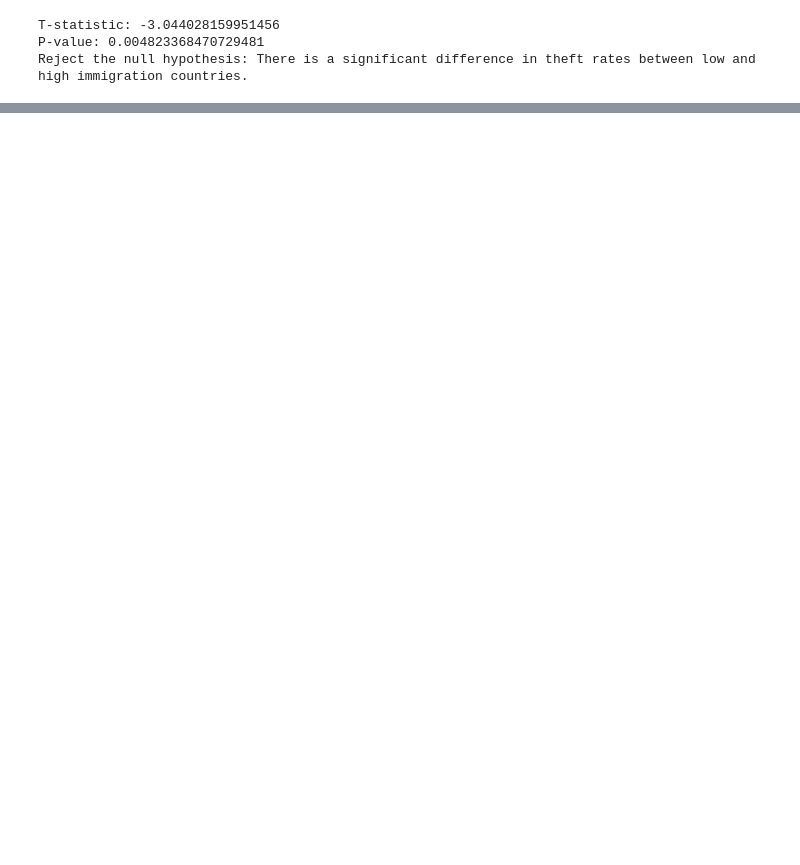
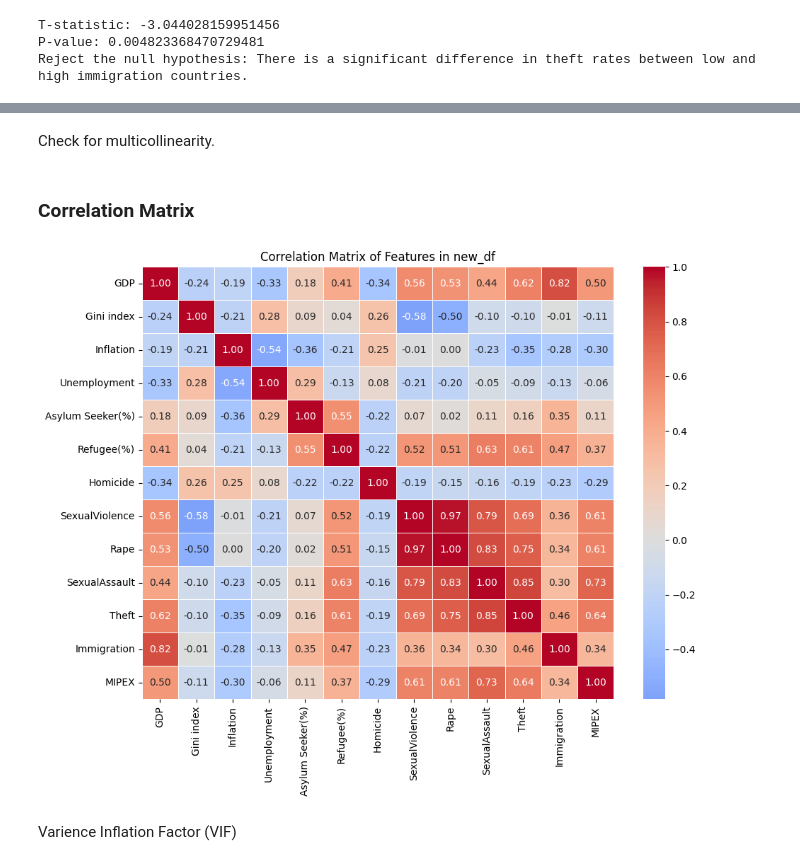
Before and after one commit to slackn/DSA210_Project, a Jupyter notebook: code.ipynb, the cells around one changed output, grey strips where cells are left out. Saved outputs shown, nothing was run; the diff lists cells and outputs as text; code cells hidden in the pictures; blank space fills up the shorter version.

```diff
--- a/code.ipynb
+++ b/code.ipynb
@@ -978,0 +1136,8 @@ Reject the null hypothesis: There is a significant difference in theft rates bet
+# %%
+new_df = pd.merge(
+    world_bank_df,
+    old_data_df,
+    left_on='Country_standardized',
+    right_on='Country',
+    how='inner'
+)
@@ -978,0 +1157,3 @@ Reject the null hypothesis: There is a significant difference in theft rates bet
+# %%
+#drop unnecessary columns
+new_df=new_df.drop(columns=["Country_standardized","Row Labels","Population, total"])
@@ -978,0 +1195,24 @@ Reject the null hypothesis: There is a significant difference in theft rates bet
+# %%
+df_model=new_df.drop(columns=["Country"])
+# %%
+# Convert all object columns that should be numeric
+for col in df_model.columns:
+    if df_model[col].dtype == 'O':  # object type
+        df_model[col] = pd.to_numeric(df_model[col], errors='coerce')
+# %% [markdown]
+Check for multicollinearity.
+# %% [markdown]
+### Correlation Matrix
+# %%
+# Compute the correlation matrix
+corr_matrix = df_model.corr(numeric_only=True)  # ensures only numeric columns are included
+
+# Plot the heatmap
+plt.figure(figsize=(10, 8))
+sns.heatmap(corr_matrix, annot=True, fmt=".2f", cmap='coolwarm', center=0, linewidths=0.5)
+plt.title("Correlation Matrix of Features in new_df")
+plt.tight_layout()
+plt.savefig('data_enrichment.png')
+plt.show()
+# %% [output]
+[figure, added]
@@ -978,0 +1222,2 @@ Reject the null hypothesis: There is a significant difference in theft rates bet
+# %% [markdown]
+Varience Inflation Factor (VIF)
```
Also changed, not shown: parts of 105 cells of this notebook, 1 other file.
